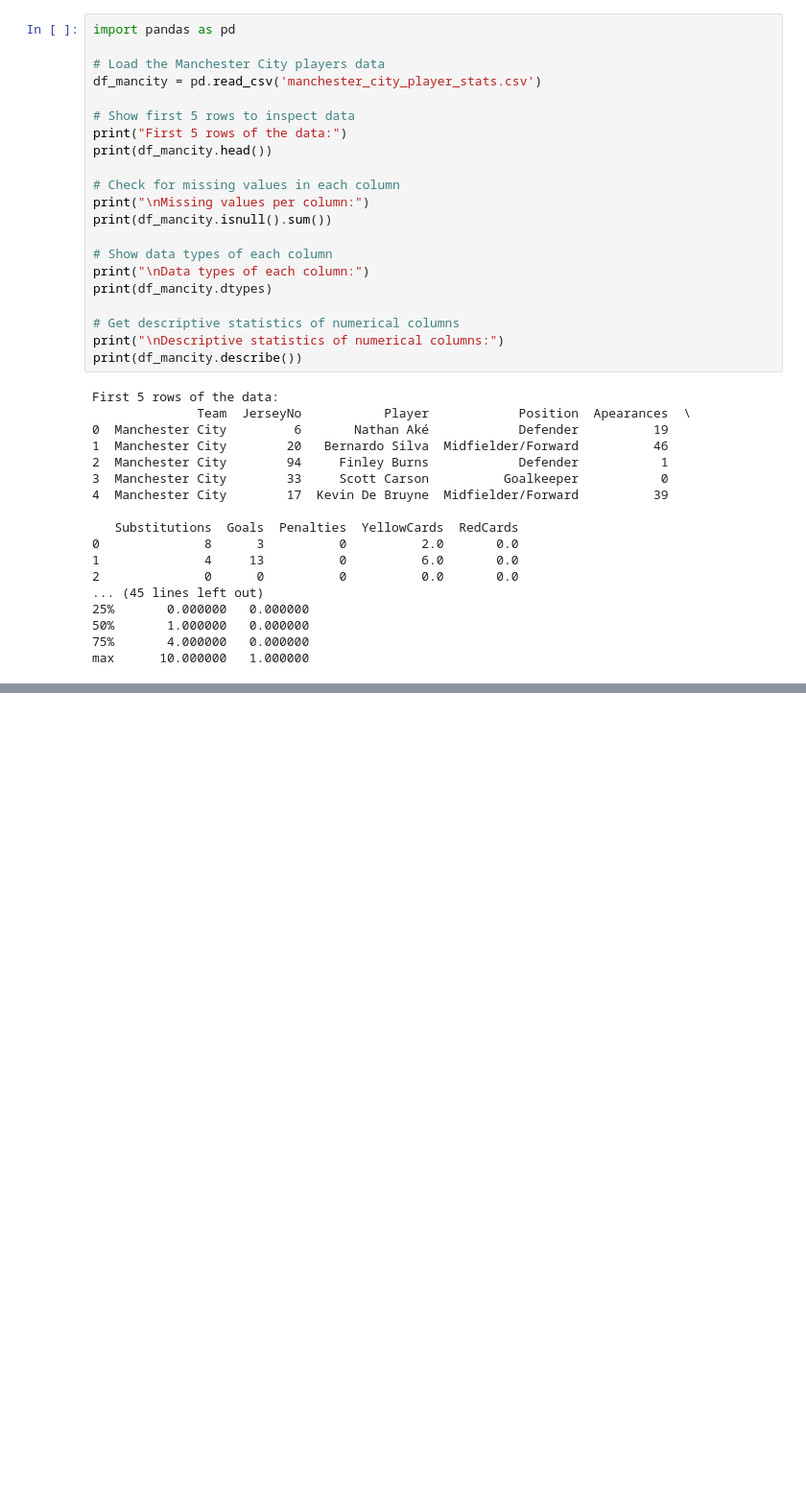
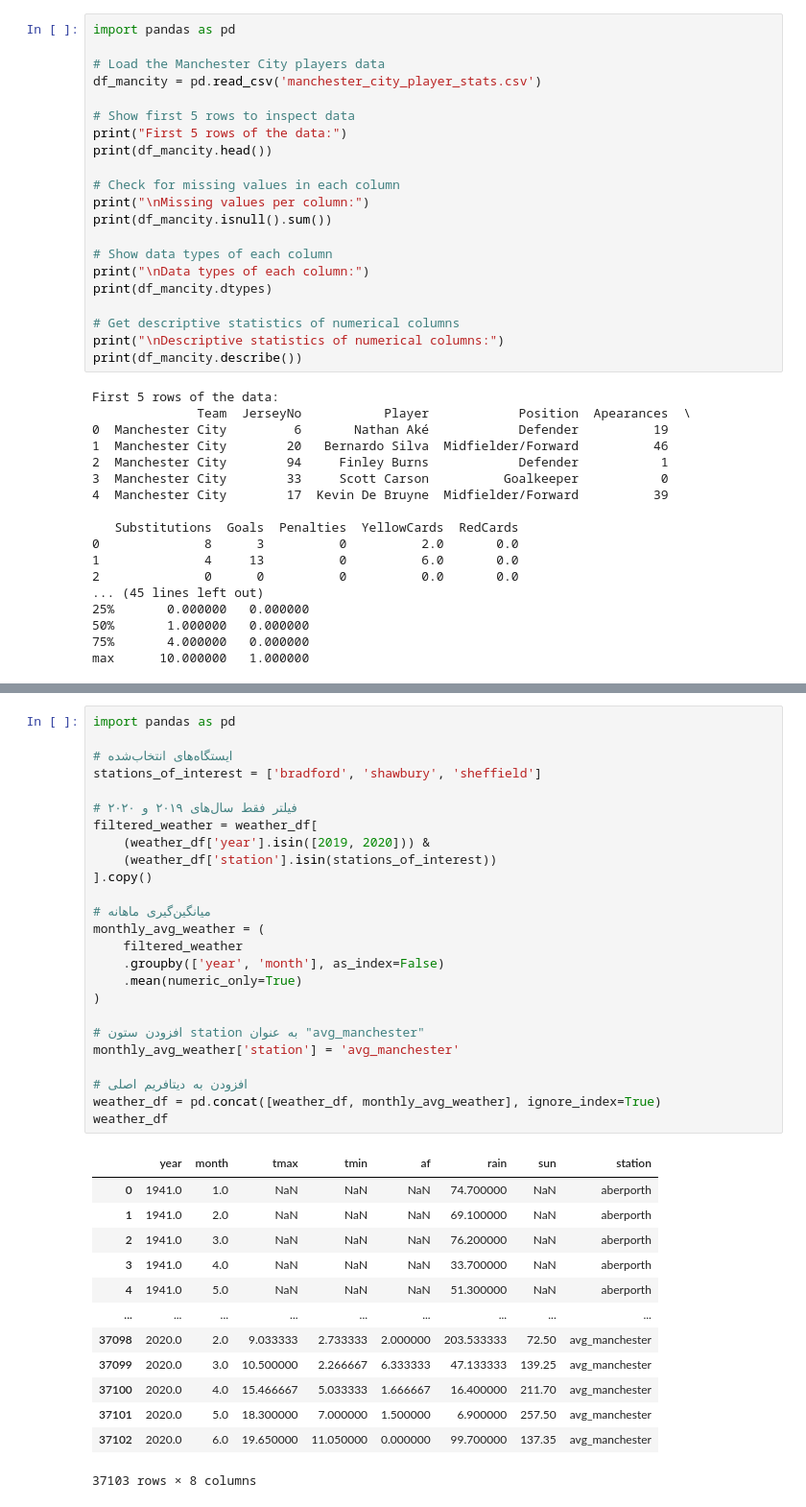
Before and after one commit to Shahbazi-Amir/Football_Player-_prediction, a Jupyter notebook: Football_players_predict.ipynb, the cells around one changed output, grey strips where cells are left out. Shown at 96% size. Drawn from its saved outputs; the diff is of its cells as text; blank space fills up the shorter version.

```diff
--- a/Football_players_predict.ipynb
+++ b/Football_players_predict.ipynb
@@ -132,0 +378,39 @@ max      10.000000   1.000000
+# %%
+import pandas as pd
+
+# ایستگاه‌های انتخاب‌شده
+stations_of_interest = ['bradford', 'shawbury', 'sheffield']
+
+# فیلتر فقط سال‌های ۲۰۱۹ و ۲۰۲۰
+filtered_weather = weather_df[
+    (weather_df['year'].isin([2019, 2020])) &
+    (weather_df['station'].isin(stations_of_interest))
+].copy()
+
+# میانگین‌گیری ماهانه
+monthly_avg_weather = (
+    filtered_weather
+    .groupby(['year', 'month'], as_index=False)
+    .mean(numeric_only=True)
+)
+
+# افزودن ستون station به عنوان "avg_manchester"
+monthly_avg_weather['station'] = 'avg_manchester'
+
+# افزودن به دیتافریم اصلی
+weather_df = pd.concat([weather_df, monthly_avg_weather], ignore_index=True)
+weather_df
+# %% [output]
+|  | year | month | tmax | tmin | af | rain | sun | station |
+| 0 | 1941.0 | 1.0 | NaN | NaN | NaN | 74.700000 | NaN | aberporth |
+| 1 | 1941.0 | 2.0 | NaN | NaN | NaN | 69.100000 | NaN | aberporth |
+| 2 | 1941.0 | 3.0 | NaN | NaN | NaN | 76.200000 | NaN | aberporth |
+| 3 | 1941.0 | 4.0 | NaN | NaN | NaN | 33.700000 | NaN | aberporth |
+| 4 | 1941.0 | 5.0 | NaN | NaN | NaN | 51.300000 | NaN | aberporth |
+| ... | ... | ... | ... | ... | ... | ... | ... | ... |
+| 37098 | 2020.0 | 2.0 | 9.033333 | 2.733333 | 2.000000 | 203.533333 | 72.50 | avg_manchester |
+| 37099 | 2020.0 | 3.0 | 10.500000 | 2.266667 | 6.333333 | 47.133333 | 139.25 | avg_manchester |
+| 37100 | 2020.0 | 4.0 | 15.466667 | 5.033333 | 1.666667 | 16.400000 | 211.70 | avg_manchester |
+| 37101 | 2020.0 | 5.0 | 18.300000 | 7.000000 | 1.500000 | 6.900000 | 257.50 | avg_manchester |
+| 37102 | 2020.0 | 6.0 | 19.650000 | 11.050000 | 0.000000 | 99.700000 | 137.35 | avg_manchester |
+37103 rows × 8 columns
```
Also changed, not shown: parts of 18 cells of this notebook, 3 other files.
